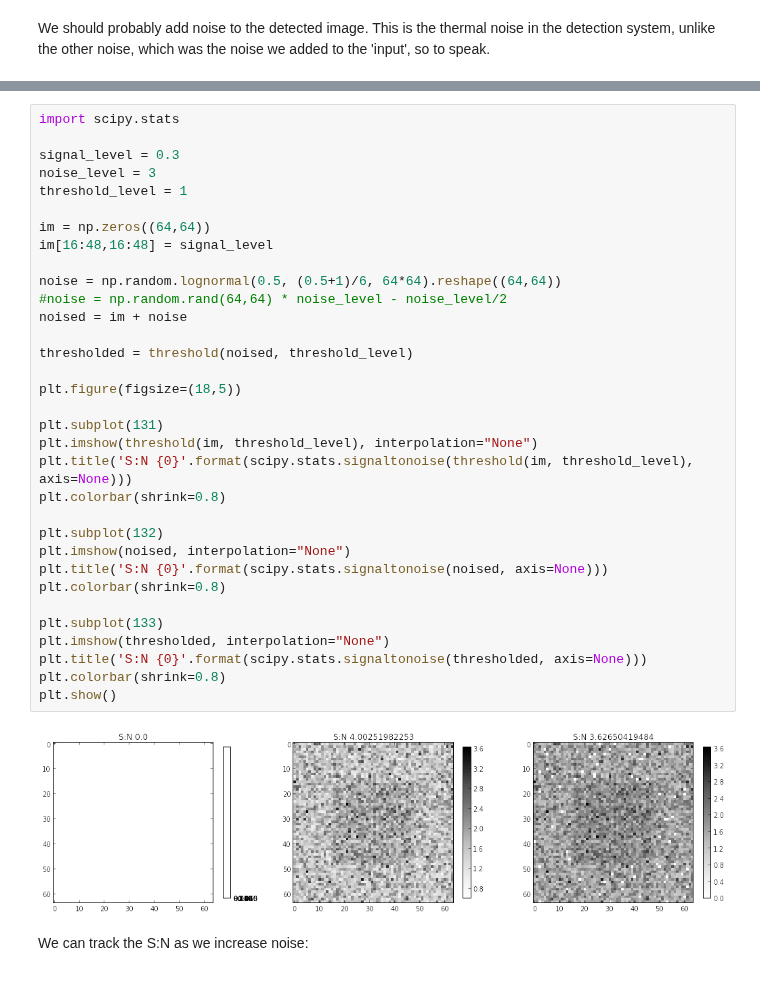
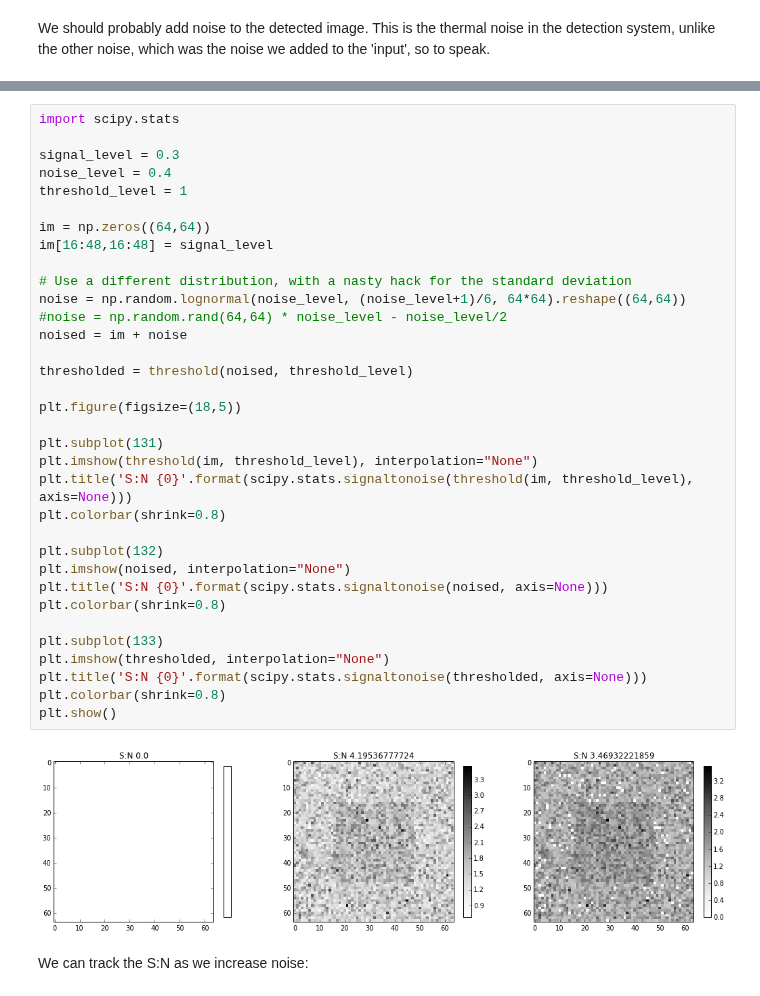
Before and after one commit to kwinkunks/notebooks, a Jupyter notebook: Stochastic_resonance.ipynb, the cells around one changed output, grey strips where cells are left out. Drawn from its saved outputs; the diff is of its cells as text.

```diff
--- a/Stochastic_resonance.ipynb
+++ b/Stochastic_resonance.ipynb
@@ -146,37 +155,38 @@ What happens if we just add a ton of noise and threshold? Is that more realistic
 import scipy.stats
 
 signal_level = 0.3
-noise_level = 3
+noise_level = 0.4
 threshold_level = 1
 
 im = np.zeros((64,64))
 im[16:48,16:48] = signal_level
 
-noise = np.random.lognormal(0.5, (0.5+1)/6, 64*64).reshape((64,64))
+# Use a different distribution, with a nasty hack for the standard deviation
+noise = np.random.lognormal(noise_level, (noise_level+1)/6, 64*64).reshape((64,64))
 #noise = np.random.rand(64,64) * noise_level - noise_level/2
 noised = im + noise
 
 thresholded = threshold(noised, threshold_level)
 
 plt.figure(figsize=(18,5))
 
 plt.subplot(131)
 plt.imshow(threshold(im, threshold_level), interpolation="None")
 plt.title('S:N {0}'.format(scipy.stats.signaltonoise(threshold(im, threshold_level), axis=None)))
 plt.colorbar(shrink=0.8)
 
 plt.subplot(132)
 plt.imshow(noised, interpolation="None")
 plt.title('S:N {0}'.format(scipy.stats.signaltonoise(noised, axis=None)))
 plt.colorbar(shrink=0.8)
 
 plt.subplot(133)
 plt.imshow(thresholded, interpolation="None")
 plt.title('S:N {0}'.format(scipy.stats.signaltonoise(thresholded, axis=None)))
 plt.colorbar(shrink=0.8)
 plt.show()
 # %% [output]
-[figure, old version]
+[figure, new version]
 # %% [markdown]
 We can track the S:N as we increase noise:
 # %%
```
Also changed, not shown: parts of 17 cells of this notebook, 1 other file.
